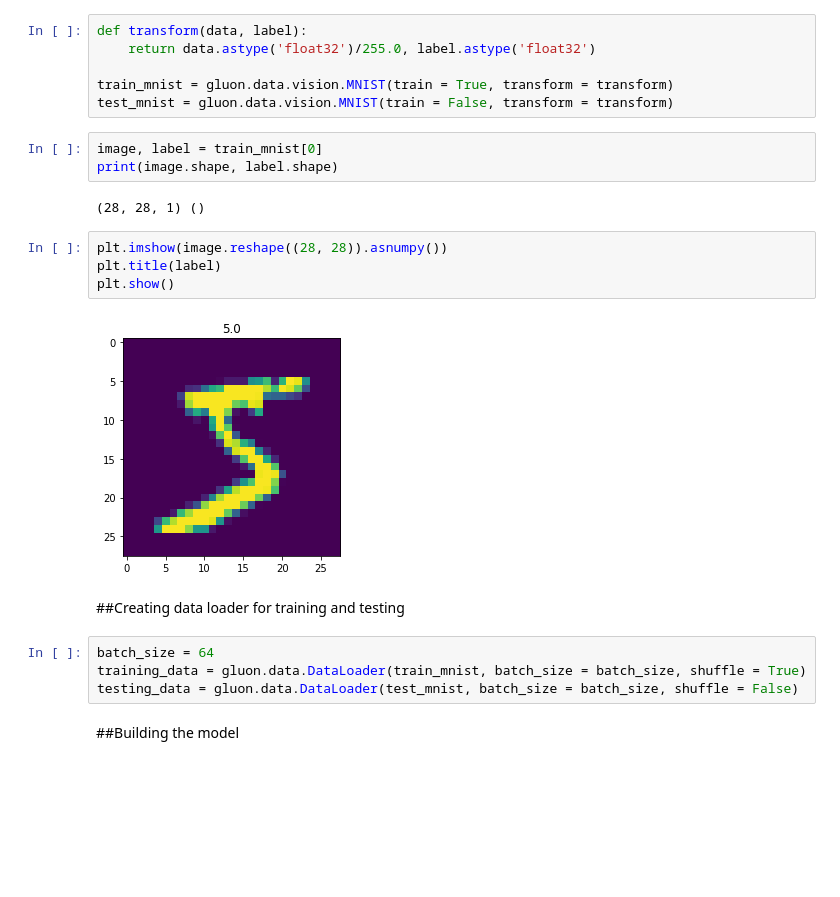
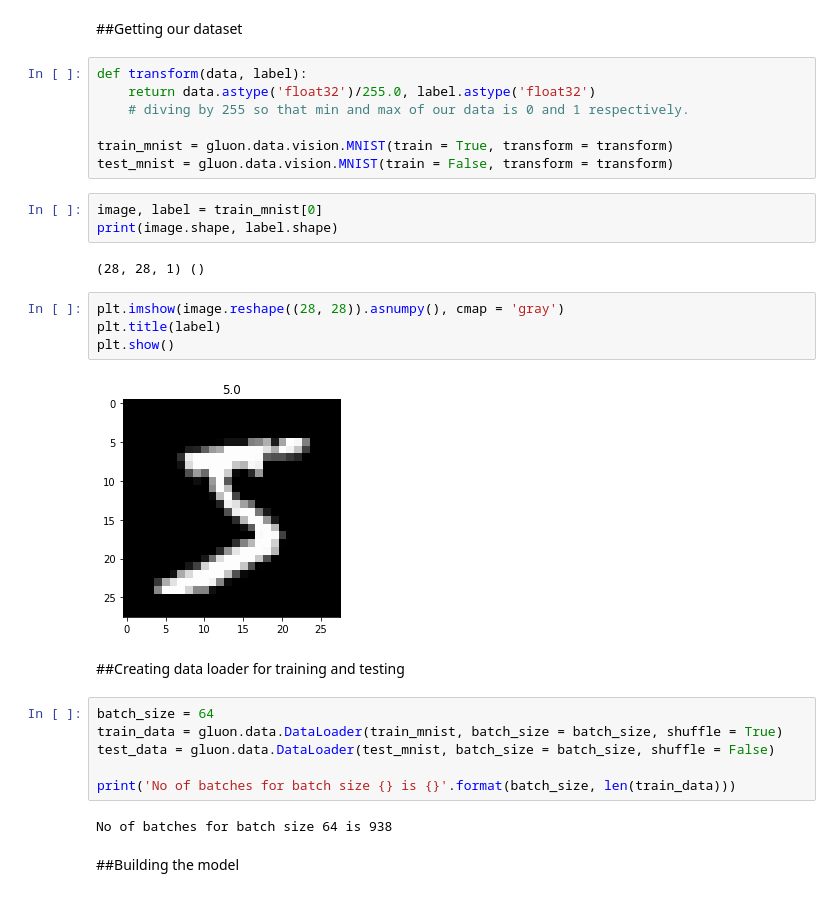
Before and after one commit to braindotai/Deep-Learning-Scratch-Arena, a Jupyter notebook: 01. Intro To Deep Learning/03. Multiclass Softmax Classification - MXNet.ipynb, the cells around one changed output. Drawn from its saved outputs; the diff is of its cells as text; blank space fills up the shorter version.

```diff
--- a/01. Intro To Deep Learning/03. Multiclass Softmax Classification - MXNet.ipynb
+++ b/01. Intro To Deep Learning/03. Multiclass Softmax Classification - MXNet.ipynb
@@ -23,6 +15,9 @@ model_ctx = mx.gpu()
+# %% [markdown]
+##Getting our dataset
 # %%
 def transform(data, label):
     return data.astype('float32')/255.0, label.astype('float32')
+    # diving by 255 so that min and max of our data is 0 and 1 respectively.
 
 train_mnist = gluon.data.vision.MNIST(train = True, transform = transform)
 test_mnist = gluon.data.vision.MNIST(train = False, transform = transform)
@@ -32,16 +27,20 @@ print(image.shape, label.shape)
 # %% [output]
 (28, 28, 1) ()
 # %%
-plt.imshow(image.reshape((28, 28)).asnumpy())
+plt.imshow(image.reshape((28, 28)).asnumpy(), cmap = 'gray')
 plt.title(label)
 plt.show()
 # %% [output]
-[figure, old version]
+[figure, new version]
 # %% [markdown]
 ##Creating data loader for training and testing
 # %%
 batch_size = 64
-training_data = gluon.data.DataLoader(train_mnist, batch_size = batch_size, shuffle = True)
-testing_data = gluon.data.DataLoader(test_mnist, batch_size = batch_size, shuffle = False)
+train_data = gluon.data.DataLoader(train_mnist, batch_size = batch_size, shuffle = True)
+test_data = gluon.data.DataLoader(test_mnist, batch_size = batch_size, shuffle = False)
+
+print('No of batches for batch size {} is {}'.format(batch_size, len(train_data)))
+# %% [output]
+No of batches for batch size 64 is 938
 # %% [markdown]
 ##Building the model
```
Also changed, not shown: parts of 17 cells of this notebook.
